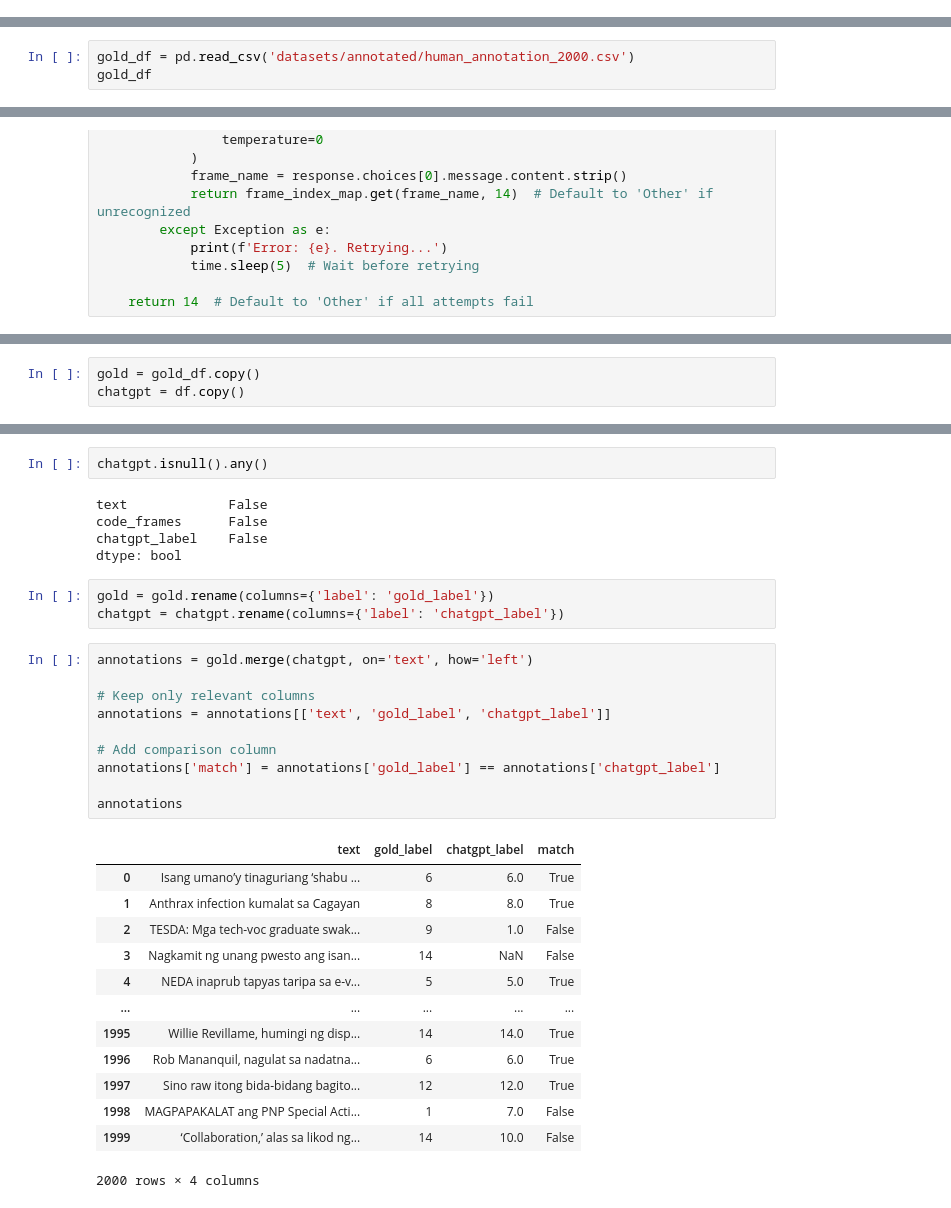
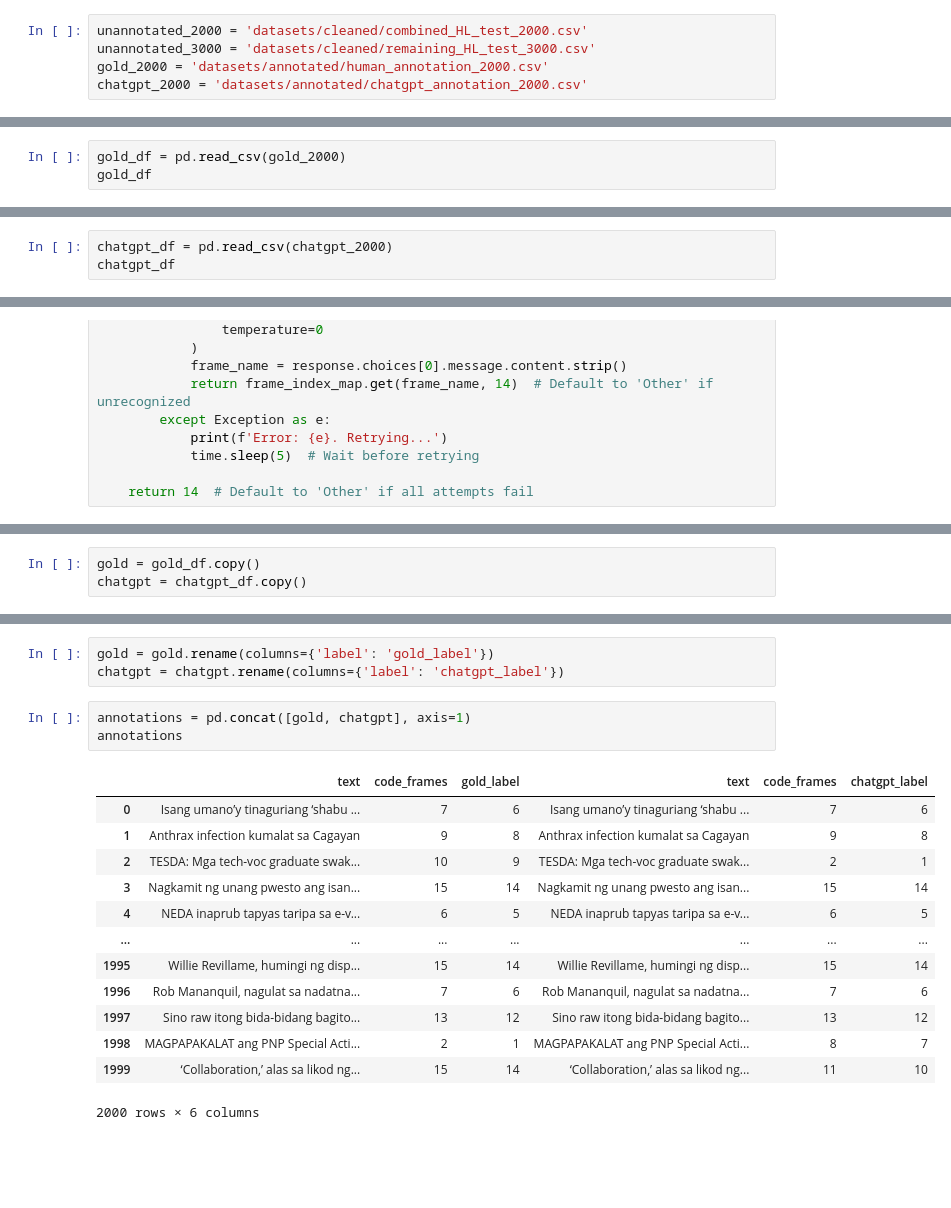
Before and after one commit to zbolislis/MARISOL-2.0, a Jupyter notebook: chatgpt_annotation.ipynb, the cells around one changed output, grey strips where cells are left out. Cells and saved outputs as stored; diff of their text form; blank space fills up the shorter version.

```diff
--- a/chatgpt_annotation.ipynb
+++ b/chatgpt_annotation.ipynb
@@ -9 +15,6 @@ from sklearn.metrics import accuracy_score, classification_report
+# %%
+unannotated_2000 = 'datasets/cleaned/combined_HL_test_2000.csv'
+unannotated_3000 = 'datasets/cleaned/remaining_HL_test_3000.csv'
+gold_2000 = 'datasets/annotated/human_annotation_2000.csv'
+chatgpt_2000 = 'datasets/annotated/chatgpt_annotation_2000.csv'
 # %%
@@ -26,5 +37,5 @@ df
 # %%
-gold_df = pd.read_csv('datasets/annotated/human_annotation_2000.csv')
+gold_df = pd.read_csv(gold_2000)
 gold_df
 # %% [output]
 |  | text | code_frames | label |
@@ -40,3 +51,6 @@ gold_df
 | 1998 | MAGPAPAKALAT ang PNP Special Acti... | 2 | 1 |
 | 1999 | ‘Collaboration,’ alas sa likod ng... | 15 | 14 |
 2000 rows × 3 columns
+# %%
+chatgpt_df = pd.read_csv(chatgpt_2000)
+chatgpt_df
@@ -278,3 +224,3 @@ Constitutionality and Jurisprudence       0.50      0.62      0.56        24
 # %%
 gold = gold_df.copy()
-chatgpt = df.copy()
+chatgpt = chatgpt_df.copy()
@@ -313,34 +227,20 @@ chatgpt
-# %%
-chatgpt.isnull().any()
-# %% [output]
-text             False
-code_frames      False
-chatgpt_label    False
-dtype: bool
 # %%
 gold = gold.rename(columns={'label': 'gold_label'})
 chatgpt = chatgpt.rename(columns={'label': 'chatgpt_label'})
 # %%
-annotations = gold.merge(chatgpt, on='text', how='left')
-
-# Keep only relevant columns
-annotations = annotations[['text', 'gold_label', 'chatgpt_label']]
-
-# Add comparison column
-annotations['match'] = annotations['gold_label'] == annotations['chatgpt_label']
-
+annotations = pd.concat([gold, chatgpt], axis=1)
 annotations
 # %% [output]
-|  | text | gold_label | chatgpt_label | match |
-| 0 | Isang umano’y tinaguriang ‘shabu ... | 6 | 6.0 | True |
-| 1 | Anthrax infection kumalat sa Cagayan | 8 | 8.0 | True |
-| 2 | TESDA: Mga tech-voc graduate swak... | 9 | 1.0 | False |
-| 3 | Nagkamit ng unang pwesto ang isan... | 14 | NaN | False |
-| 4 | NEDA inaprub tapyas taripa sa e-v... | 5 | 5.0 | True |
-| ... | ... | ... | ... | ... |
-| 1995 | Willie Revillame, humingi ng disp... | 14 | 14.0 | True |
-| 1996 | Rob Mananquil, nagulat sa nadatna... | 6 | 6.0 | True |
-| 1997 | Sino raw itong bida-bidang bagito... | 12 | 12.0 | True |
-| 1998 | MAGPAPAKALAT ang PNP Special Acti... | 1 | 7.0 | False |
-| 1999 | ‘Collaboration,’ alas sa likod ng... | 14 | 10.0 | False |
+|  | text | code_frames | gold_label | text | code_frames | chatgpt_label |
+| 0 | Isang umano’y tinaguriang ‘shabu ... | 7 | 6 | Isang umano’y tinaguriang ‘shabu ... | 7 | 6 |
+| 1 | Anthrax infection kumalat sa Cagayan | 9 | 8 | Anthrax infection kumalat sa Cagayan | 9 | 8 |
+| 2 | TESDA: Mga tech-voc graduate swak... | 10 | 9 | TESDA: Mga tech-voc graduate swak... | 2 | 1 |
+| 3 | Nagkamit ng unang pwesto ang isan... | 15 | 14 | Nagkamit ng unang pwesto ang isan... | 15 | 14 |
+| 4 | NEDA inaprub tapyas taripa sa e-v... | 6 | 5 | NEDA inaprub tapyas taripa sa e-v... | 6 | 5 |
+| ... | ... | ... | ... | ... | ... | ... |
+| 1995 | Willie Revillame, humingi ng disp... | 15 | 14 | Willie Revillame, humingi ng disp... | 15 | 14 |
+| 1996 | Rob Mananquil, nagulat sa nadatna... | 7 | 6 | Rob Mananquil, nagulat sa nadatna... | 7 | 6 |
+| 1997 | Sino raw itong bida-bidang bagito... | 13 | 12 | Sino raw itong bida-bidang bagito... | 13 | 12 |
+| 1998 | MAGPAPAKALAT ang PNP Special Acti... | 2 | 1 | MAGPAPAKALAT ang PNP Special Acti... | 8 | 7 |
+| 1999 | ‘Collaboration,’ alas sa likod ng... | 15 | 14 | ‘Collaboration,’ alas sa likod ng... | 11 | 10 |
-2000 rows × 4 columns
+2000 rows × 6 columns
```
Also changed, not shown: parts of 38 cells of this notebook, 1 other file.
